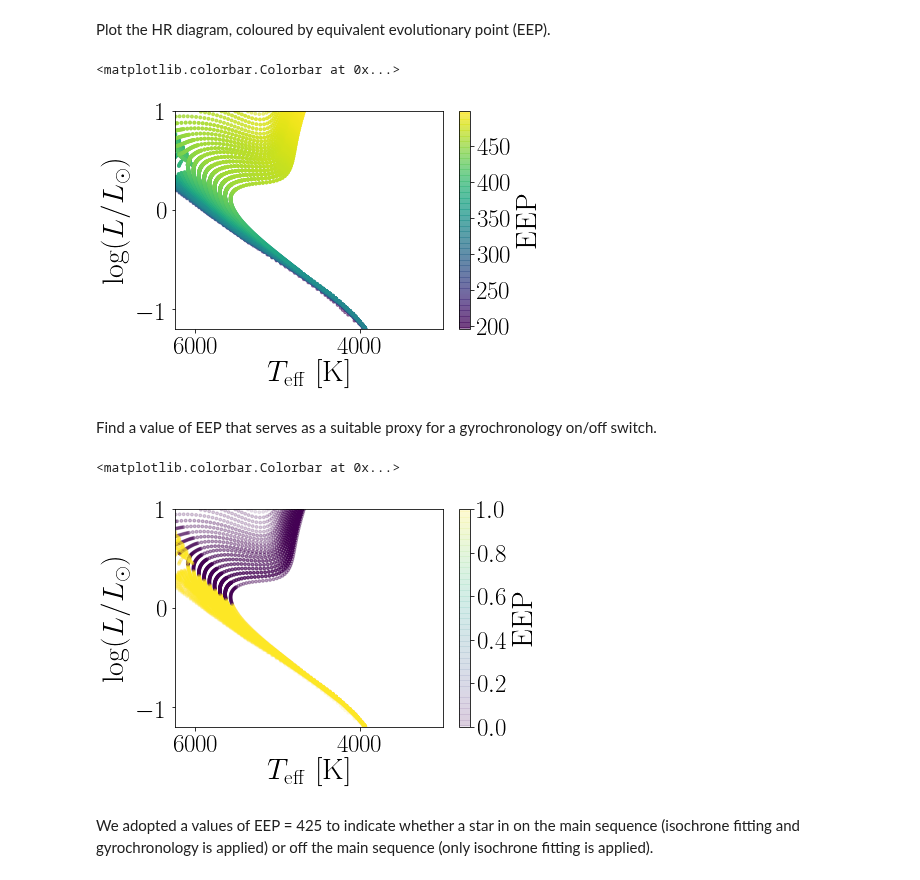
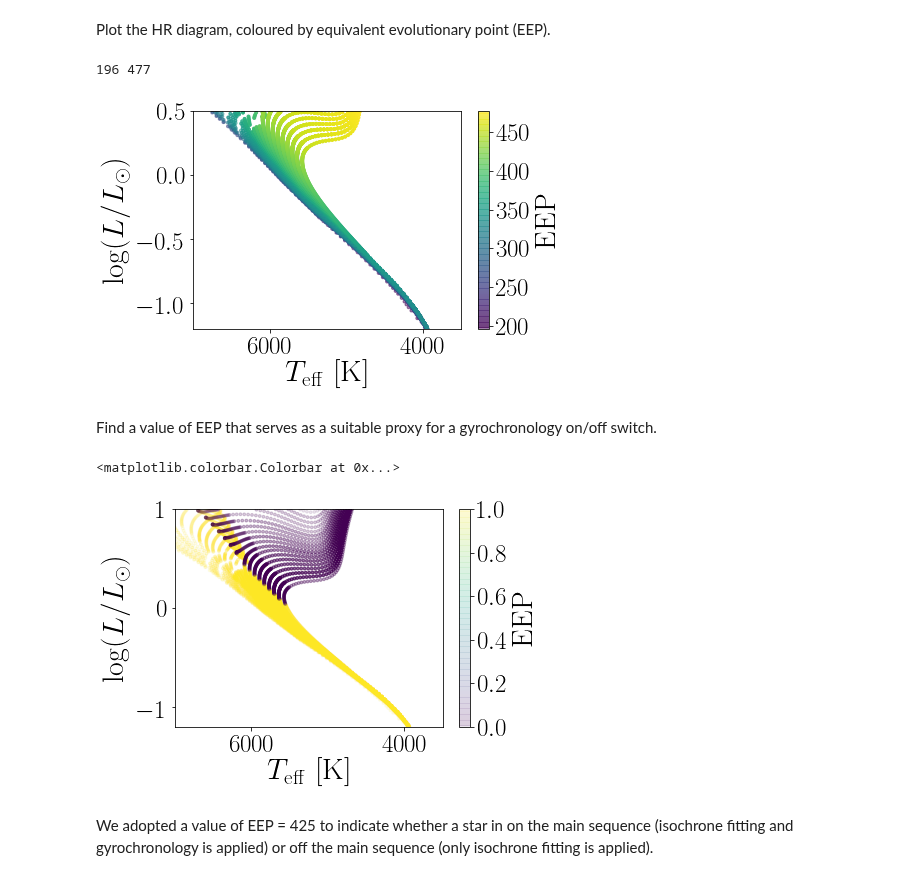
Before and after one commit to RuthAngus/stardate, a Jupyter notebook: paper/code/EEP_cutoff.ipynb, the cells around one changed output. Saved outputs shown, nothing was run; the diff lists cells and outputs as text; code cells hidden in the pictures.

```diff
--- a/paper/code/EEP_cutoff.ipynb
+++ b/paper/code/EEP_cutoff.ipynb
@@ -23,8 +23,8 @@ iso = read_mist_models.ISO("data/MIST_v1.2_vvcrit0.0_UBVRIplus/MIST_v1.2_feh_p0.
 # %% [output]
 Reading in: data/MIST_v1.2_vvcrit0.0_UBVRIplus/MIST_v1.2_feh_p0.00_afe_p0.0_vvcrit0.0_UBVRIplus.iso
 # %%
-tmin, tmax = 3000, 6250
-Lmin, Lmax = -1.2, 1
+tmin, tmax = 3500, 7000
+Lmin, Lmax = -1.2, .5
 
 teffs, Ls, ages, eeps = [[] for i in range(4)]
 for i, age in enumerate(tqdm(np.log10(np.linspace(.1, 13.8, 100)*1e9))):
@@ -60,25 +60,27 @@ plt.ylabel('$\log(L/L_\odot)$')
 plt.xlim(tmax, tmin)
 plt.ylim(Lmin, Lmax)
 plt.colorbar(label="$\mathrm{EEP}$")
+
+print(min(eeps), max(eeps))
 # %% [output]
-<matplotlib.colorbar.Colorbar at 0x...>
+196 477
-[figure, old version]
+[figure, new version]
 # %% [markdown]
 Find a value of EEP that serves as a suitable proxy for a gyrochronology on/off switch.
 # %%
 m = eeps > 425
 bm = np.ones_like(m)
 bm[m] = np.zeros_like(bm[m])
-plt.scatter(teffs[::-1], Ls[::-1], c=bm[::-1], s=8, alpha=.1)
+plt.scatter(teffs, Ls, c=bm, s=8, alpha=.1)
 
 plt.xlabel('$T_{\mathrm{eff}}~\mathrm{[K]}$')
 plt.ylabel('$\log(L/L_\odot)$')
 
 plt.xlim(tmax, tmin)
 plt.ylim(Lmin, Lmax)
 plt.colorbar(label="$\mathrm{EEP}$")
 # %% [output]
 <matplotlib.colorbar.Colorbar at 0x...>
-[figure, old version]
+[figure, new version]
 # %% [markdown]
-We adopted a values of EEP = 425 to indicate whether a star in on the main sequence (isochrone fitting and gyrochronology is applied) or off the main sequence (only isochrone fitting is applied).
+We adopted a value of EEP = 425 to indicate whether a star in on the main sequence (isochrone fitting and gyrochronology is applied) or off the main sequence (only isochrone fitting is applied).
```
Also changed, not shown: 4 other files.
